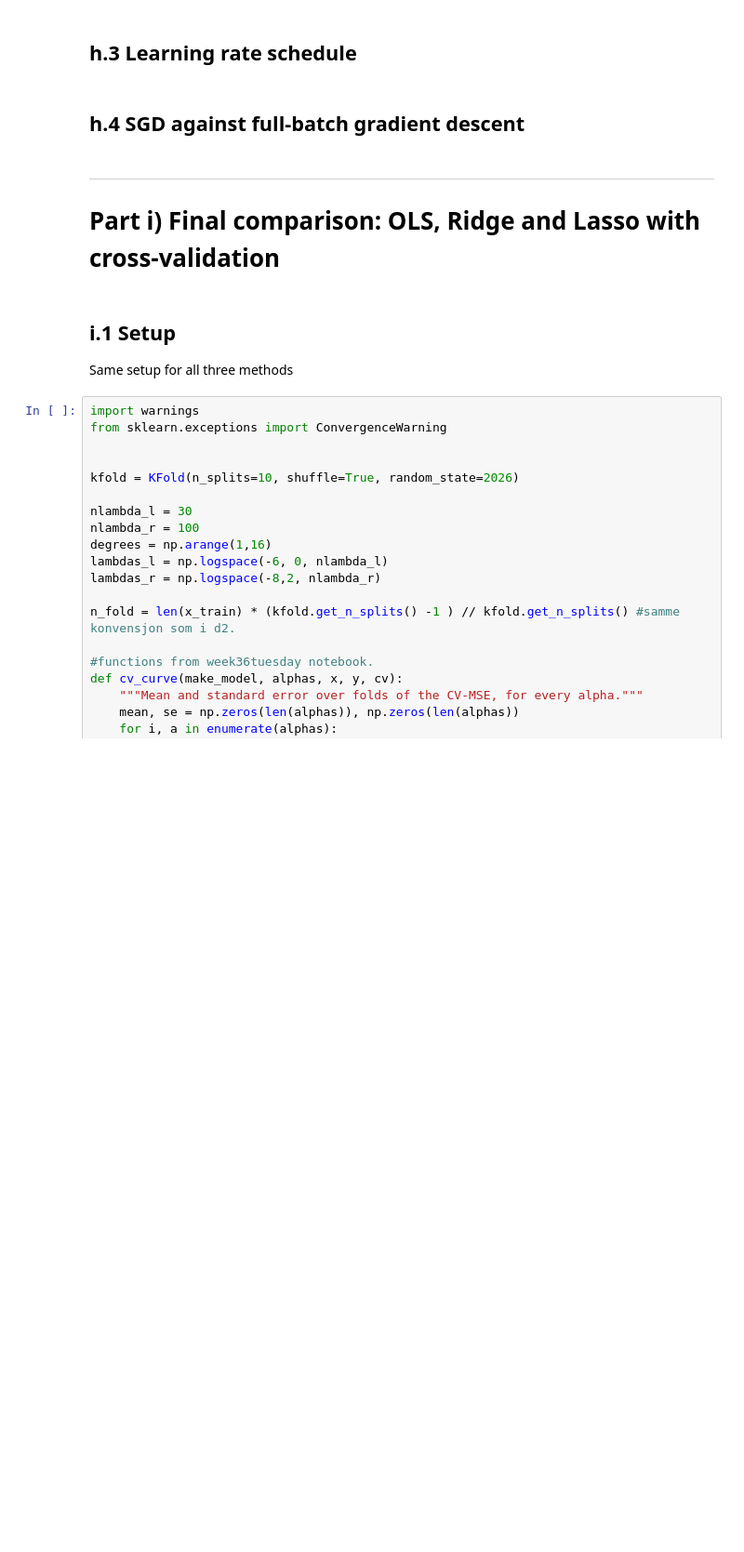
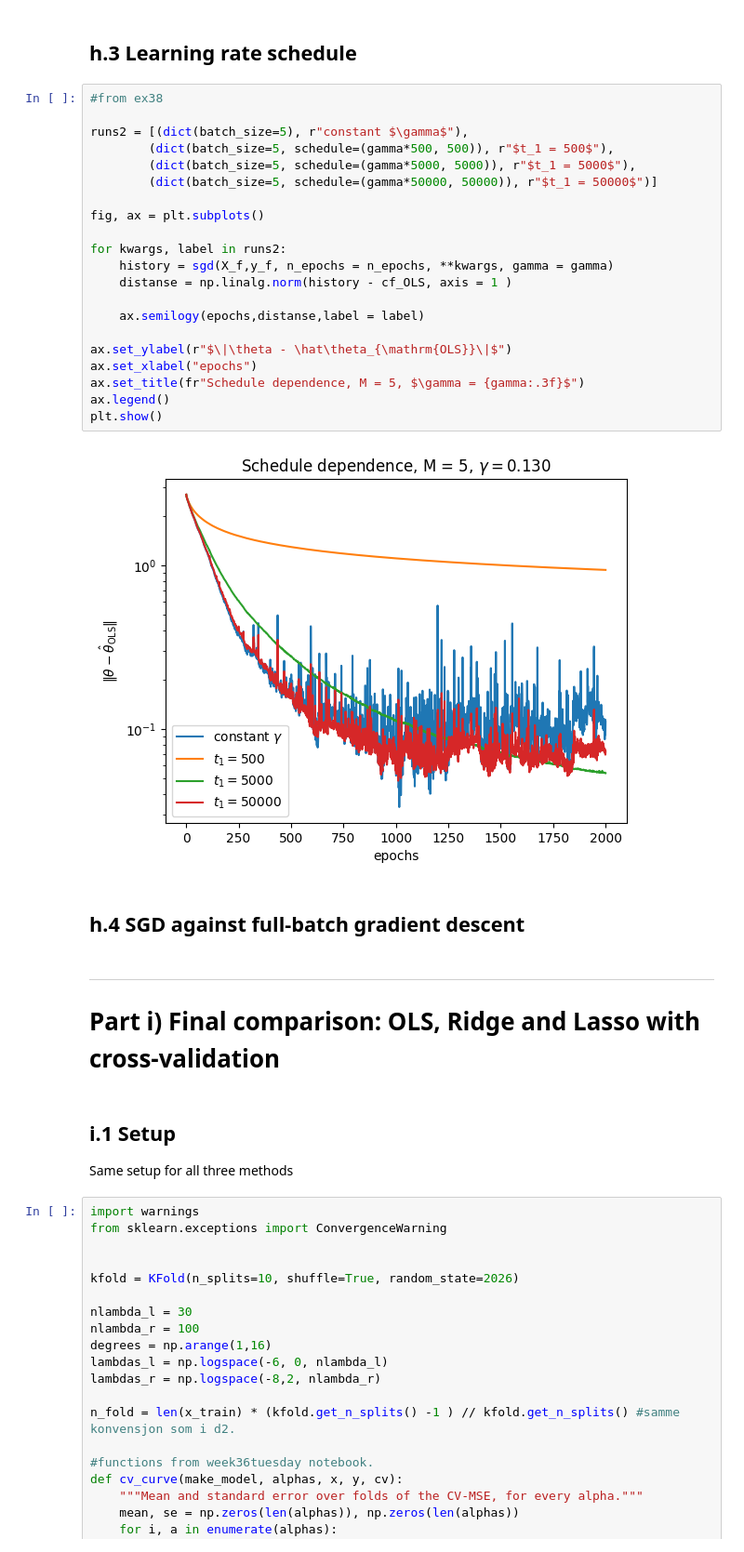
Before and after one commit to GardKL/Project1, a Jupyter notebook: Project1/code/Project1_gard.ipynb, the cells around one changed output. Shown at 93% size. Drawn from its saved outputs; the diff is of its cells as text; blank space fills up the shorter version.

```diff
--- a/Project1/code/Project1_gard.ipynb
+++ b/Project1/code/Project1_gard.ipynb
@@ -2369,5 +2379,28 @@ plt.show()
 # %% [markdown]
 ## h.3 Learning rate schedule
+# %%
+#from ex38
+
+runs2 = [(dict(batch_size=5), r"constant $\gamma$"),
+        (dict(batch_size=5, schedule=(gamma*500, 500)), r"$t_1 = 500$"),
+        (dict(batch_size=5, schedule=(gamma*5000, 5000)), r"$t_1 = 5000$"),
+        (dict(batch_size=5, schedule=(gamma*50000, 50000)), r"$t_1 = 50000$")]
+
+fig, ax = plt.subplots()
+
+for kwargs, label in runs2:
+    history = sgd(X_f,y_f, n_epochs = n_epochs, **kwargs, gamma = gamma)
+    distanse = np.linalg.norm(history - cf_OLS, axis = 1 )
+
+    ax.semilogy(epochs,distanse,label = label)
+
+ax.set_ylabel(r"$\|\theta - \hat\theta_{\mathrm{OLS}}\|$")
+ax.set_xlabel("epochs")
+ax.set_title(fr"Schedule dependence, M = 5, $\gamma = {gamma:.3f}$")
+ax.legend()
+plt.show()
+# %% [output]
+[figure, added]
 # %% [markdown]
 ## h.4 SGD against full-batch gradient descent
 # %% [markdown]
```
Also changed, not shown: parts of 2 cells of this notebook.
